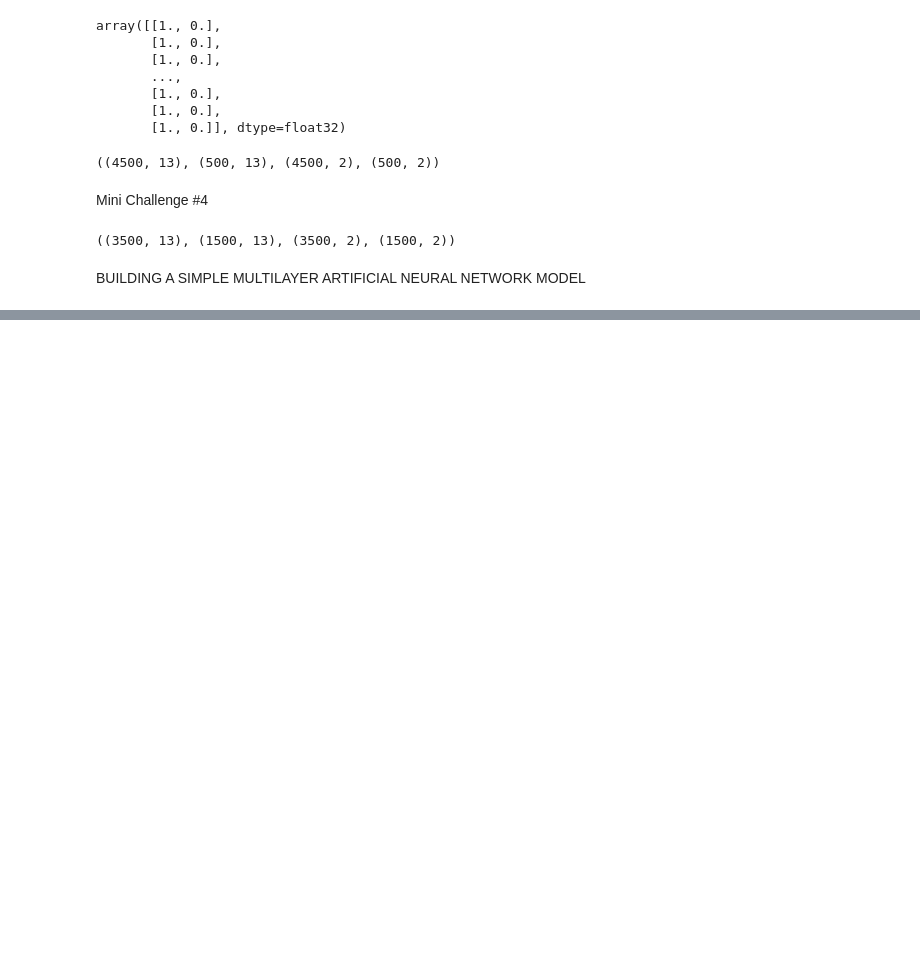
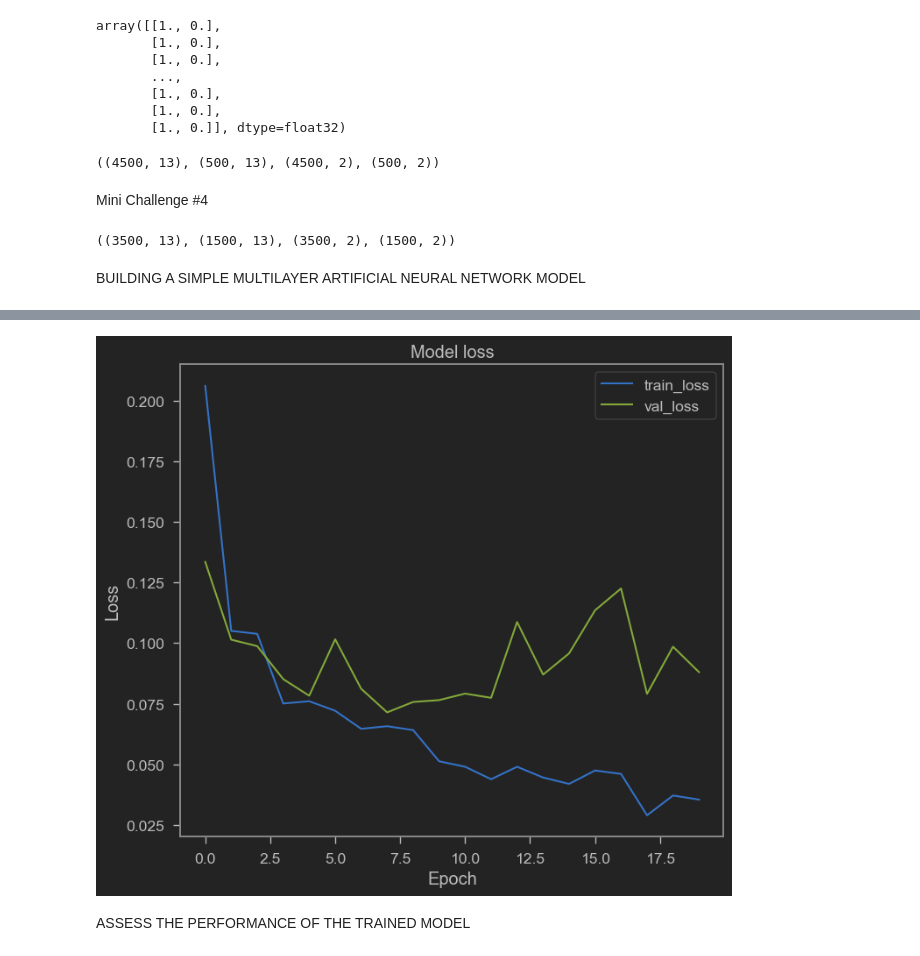
Before and after one commit to asha8411p/Bank-Loan-Approval-Prediction, a Jupyter notebook: BankLoanApproval.ipynb, the cells around one changed output, grey strips where cells are left out. Drawn from its saved outputs; the diff is of its cells as text; code cells hidden in the pictures; blank space fills up the shorter version.

```diff
--- a/BankLoanApproval.ipynb
+++ b/BankLoanApproval.ipynb
@@ -509,0 +540,4 @@ _________________________________________________________________
+# %%
+ANN_model.compile(loss = 'categorical_crossentropy', optimizer='adam', metrics = ['accuracy'])
+# %%
+history = ANN_model.fit(X_train, y_train, epochs=20, validation_split=0.2, verbose=1)
@@ -509,0 +562,14 @@ _________________________________________________________________
+# %%
+#Plot the model performance across epochs
+
+plt.plot(history.history['loss'])
+plt.plot(history.history['val_loss'])
+plt.title('Model loss')
+plt.ylabel('Loss')
+plt.xlabel('Epoch')
+plt.legend(['train_loss', 'val_loss'], loc = 'upper right')
+plt.show()
+# %% [output]
+[figure, added]
+# %% [markdown]
+ASSESS THE PERFORMANCE OF THE TRAINED MODEL
```
Also changed, not shown: parts of 11 cells of this notebook.
